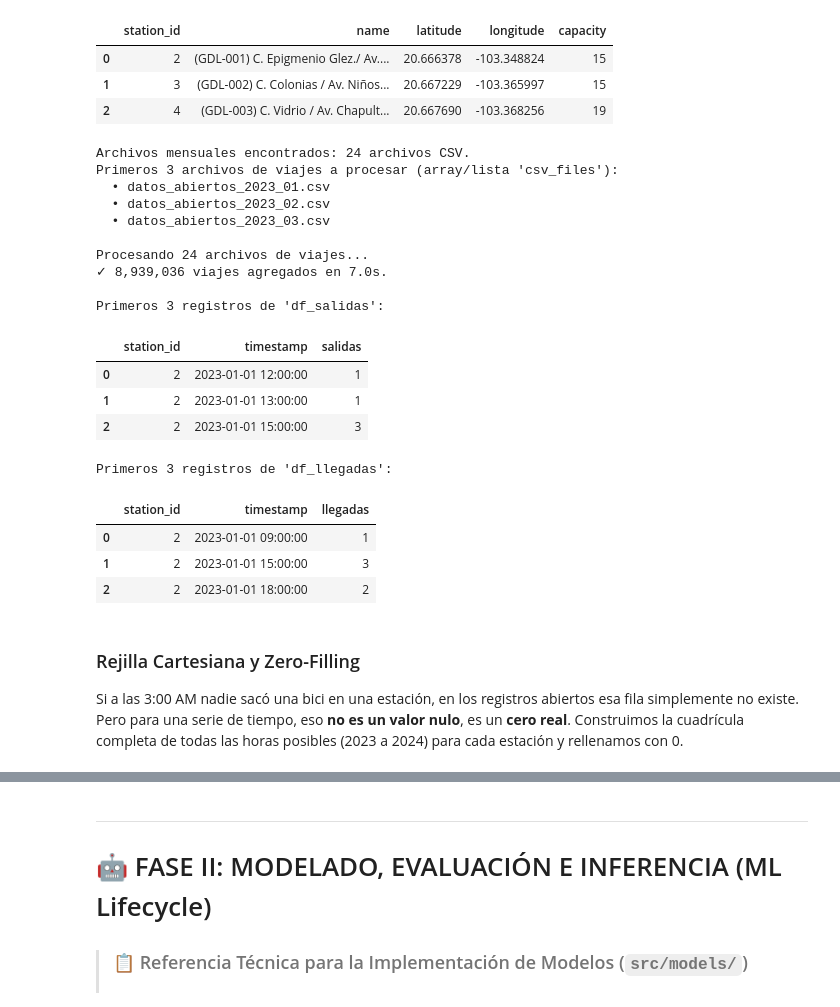
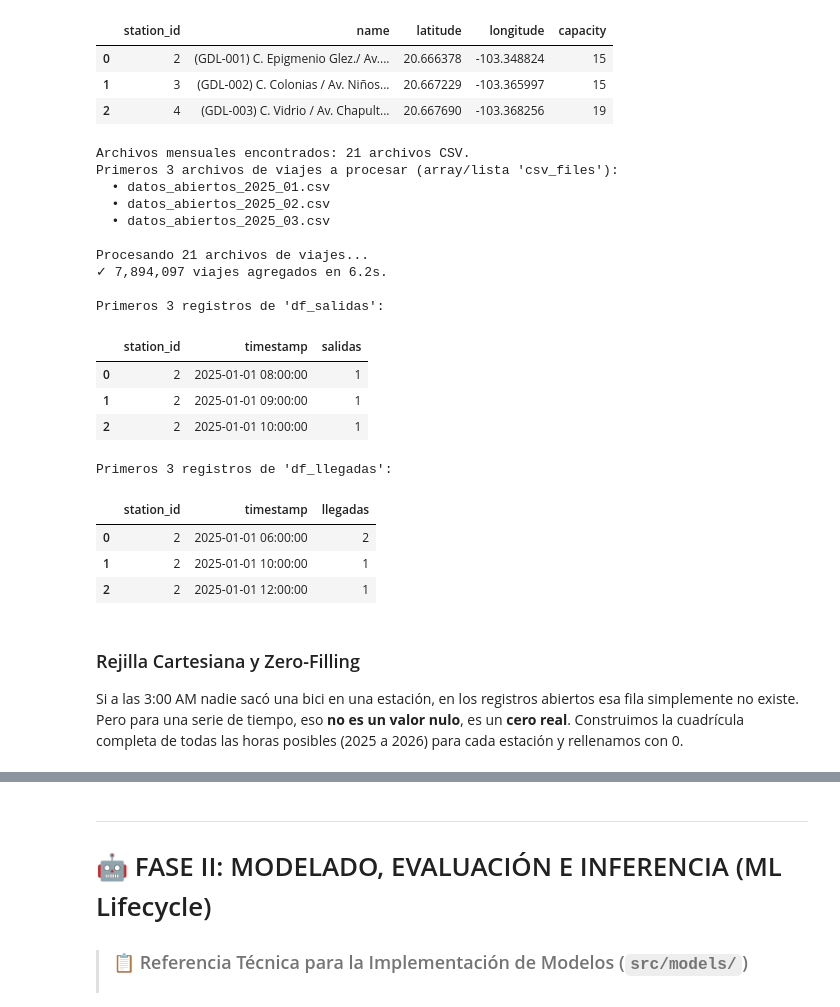
Before and after one commit to Diegob059/MLOps_Equipo30, a Jupyter notebook: MLOps_Equipo30/notebooks/1.0-pregunta-2-riesgo-estaciones.ipynb, the cells around one changed output, grey strips where cells are left out. Saved outputs shown, nothing was run; the diff lists cells and outputs as text; code cells hidden in the pictures.

```diff
--- a/MLOps_Equipo30/notebooks/1.0-pregunta-2-riesgo-estaciones.ipynb
+++ b/MLOps_Equipo30/notebooks/1.0-pregunta-2-riesgo-estaciones.ipynb
@@ -146,11 +146,11 @@ Primeros 3 registros de 'df_nom':
 | 2 | 4 | (GDL-003) C. Vidrio / Av. Chapult... | 20.667690 | -103.368256 | 19 |
 # %%
 # 1.2 Ingesta y Agregación Horaria de Viajes (src/data/aggregate_trips.py)
-# Entradas: data/raw/Viajes/datos_abiertos_YYYY_MM.csv (2023 - 2024)
+# Entradas: data/raw/Viajes/datos_abiertos_YYYY_MM.csv (2025 - 2026)
 # Salidas : 'df_salidas' y 'df_llegadas' agregadas a nivel (station_id, timestamp_hora)
 # Nota Prod: Procesamiento por chunks y encoding 'latin1' obligatorio por caracteres especiales
 
-csv_files = sorted(glob.glob(str(VIAJES_DIR / '*.csv')))
+csv_files = sorted([f for f in glob.glob(str(VIAJES_DIR / '*.csv')) if any(f'_{y}_' in f for y in [2025, 2026])])
 print(f"Archivos mensuales encontrados: {len(csv_files)} archivos CSV.")
 print("Primeros 3 archivos de viajes a procesar (array/lista 'csv_files'):")
 for f in csv_files[:3]:
@@ -180,49 +180,49 @@ for i, f in enumerate(csv_files, 1):
 
     # Llegadas: Oferta de bicicletas devueltas a cada estación
     l = df_chunk.groupby([df_chunk['Destino_Id'].astype(np.int16), t_end], observed=False).size().reset_index(name='llegadas')
     l.columns = ['station_id', 'timestamp', 'llegadas']
     llegadas_list.append(l)
 
 df_salidas = pd.concat(salidas_list, ignore_index=True).groupby(['station_id', 'timestamp'], as_index=False)['salidas'].sum()
 df_llegadas = pd.concat(llegadas_list, ignore_index=True).groupby(['station_id', 'timestamp'], as_index=False)['llegadas'].sum()
 
 df_salidas['salidas'] = df_salidas['salidas'].astype(np.int16)
 df_llegadas['llegadas'] = df_llegadas['llegadas'].astype(np.int16)
 
 del salidas_list, llegadas_list
 gc.collect()
 
 print(f"✓ {total_viajes:,} viajes agregados en {time.time()-t0:.1f}s.\n")
 
 print("Primeros 3 registros de 'df_salidas':")
 display(df_salidas.head(3))
 
 print("\nPrimeros 3 registros de 'df_llegadas':")
 display(df_llegadas.head(3))
 # %% [output]
-Archivos mensuales encontrados: 24 archivos CSV.
+Archivos mensuales encontrados: 21 archivos CSV.
 Primeros 3 archivos de viajes a procesar (array/lista 'csv_files'):
-  • datos_abiertos_2023_01.csv
-  • datos_abiertos_2023_02.csv
-  • datos_abiertos_2023_03.csv
+  • datos_abiertos_2025_01.csv
+  • datos_abiertos_2025_02.csv
+  • datos_abiertos_2025_03.csv
 
-Procesando 24 archivos de viajes...
-✓ 8,939,036 viajes agregados en 7.0s.
+Procesando 21 archivos de viajes...
+✓ 7,894,097 viajes agregados en 6.2s.
 
 Primeros 3 registros de 'df_salidas':
 |  | station_id | timestamp | salidas |
-| 0 | 2 | 2023-01-01 12:00:00 | 1 |
-| 1 | 2 | 2023-01-01 13:00:00 | 1 |
-| 2 | 2 | 2023-01-01 15:00:00 | 3 |
+| 0 | 2 | 2025-01-01 08:00:00 | 1 |
+| 1 | 2 | 2025-01-01 09:00:00 | 1 |
+| 2 | 2 | 2025-01-01 10:00:00 | 1 |
 Primeros 3 registros de 'df_llegadas':
 |  | station_id | timestamp | llegadas |
-| 0 | 2 | 2023-01-01 09:00:00 | 1 |
-| 1 | 2 | 2023-01-01 15:00:00 | 3 |
-| 2 | 2 | 2023-01-01 18:00:00 | 2 |
+| 0 | 2 | 2025-01-01 06:00:00 | 2 |
+| 1 | 2 | 2025-01-01 10:00:00 | 1 |
+| 2 | 2 | 2025-01-01 12:00:00 | 1 |
 # %% [markdown]
 ### Rejilla Cartesiana y Zero-Filling
 Si a las 3:00 AM nadie sacó una bici en una estación, en los registros abiertos esa fila simplemente no existe.
 Pero para una serie de tiempo, eso **no es un valor nulo**, es un **cero real**.
-Construimos la cuadrícula completa de todas las horas posibles (2023 a 2024) para cada estación y rellenamos con 0.
+Construimos la cuadrícula completa de todas las horas posibles (2025 a 2026) para cada estación y rellenamos con 0.
 # %%
 # 1.3 Construcción de la Rejilla Cartesiana y Zero-Filling (src/features/build_grid.py)
```
Also changed, not shown: parts of 10 cells of this notebook, 9 other files.
